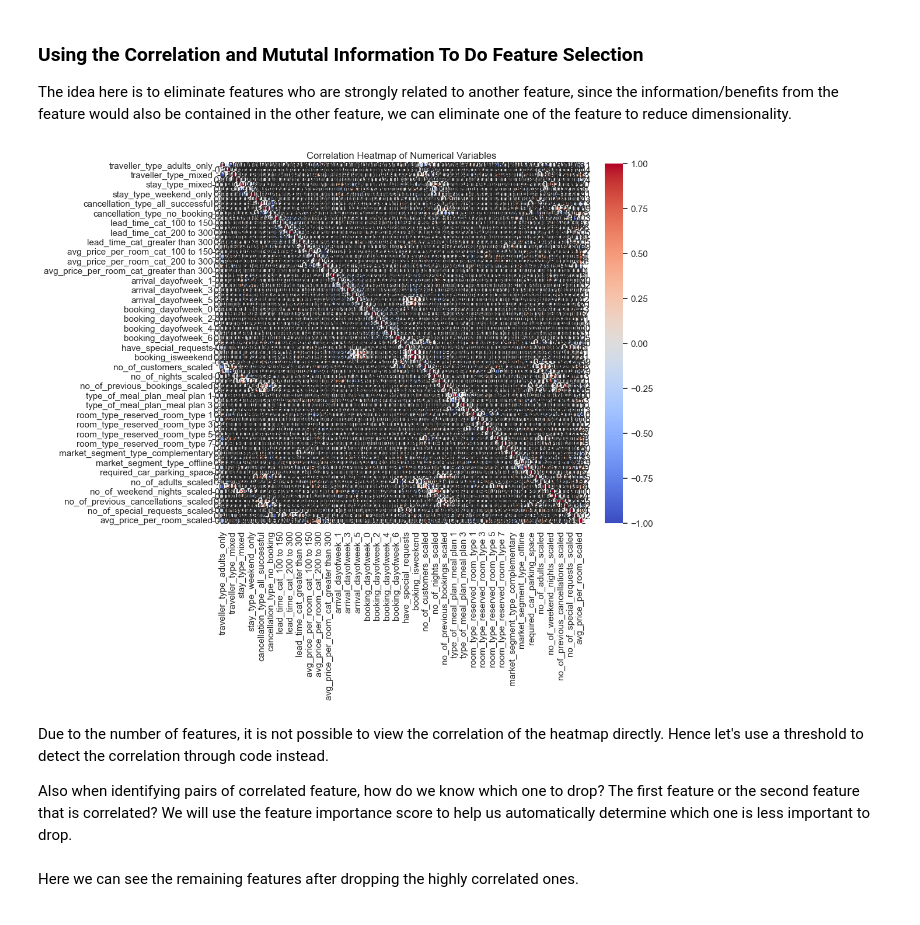
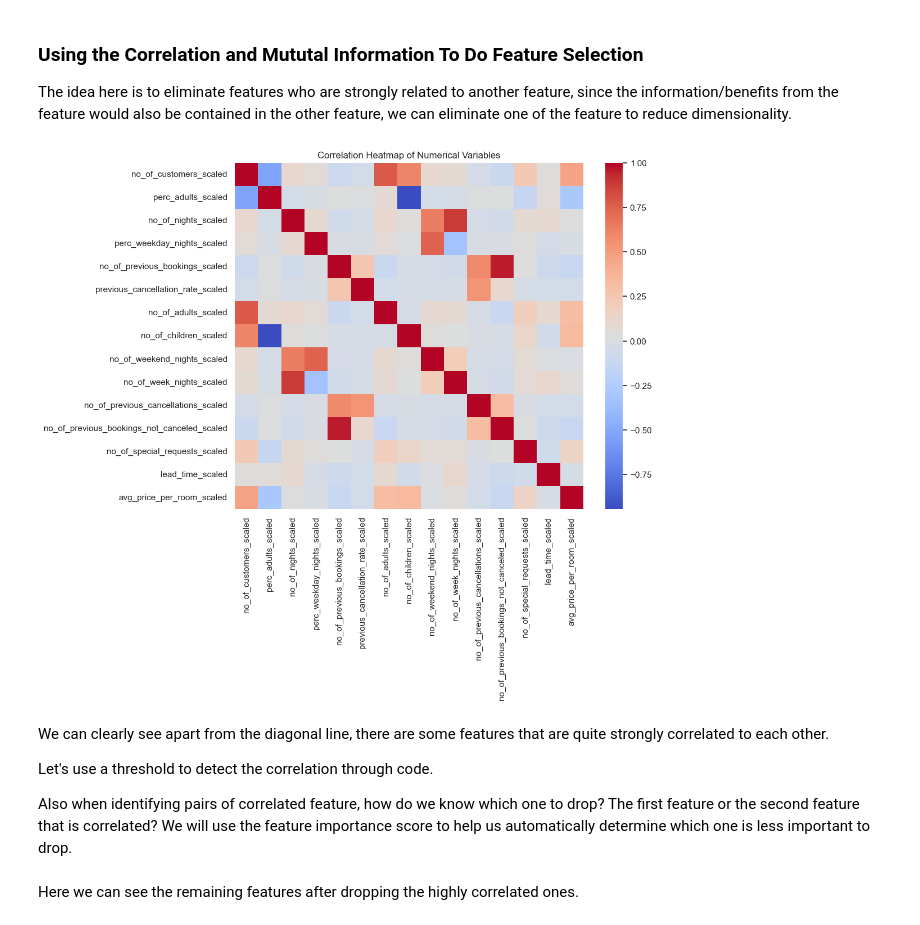
Before and after one commit to suyatinglaura/CS3244_Reservation_Cancellations_Prediction, a Jupyter notebook: Random Forest Classifier.ipynb, the cells around one changed output. Saved outputs shown, nothing was run; the diff lists cells and outputs as text; code cells hidden in the pictures.

Commit message:
Fixed correlation feature selection to numerical variables only

```diff
--- a/Random Forest Classifier.ipynb
+++ b/Random Forest Classifier.ipynb
@@ -302,17 +302,22 @@ Next, let's try to eliminate feature through correlation and mutual information.
 ### Using the Correlation and Mututal Information To Do Feature Selection
 The idea here is to eliminate features who are strongly related to another feature, since the information/benefits from the feature would also be contained in the other feature, we can eliminate one of the feature to reduce dimensionality.
 # %%
-corr = X_train.corr()
+# Determine the numerical columns
+numerical_columns = X_train.filter(regex='_scaled$').columns
+
+corr = X_train[numerical_columns].corr()
 
 # Plot the correlation heatmap
 plt.figure(figsize=(10, 8))  # Adjust the figure size as needed
-sb.heatmap(corr, annot=True, cmap='coolwarm', fmt=".2f")
+sb.heatmap(corr, annot=False, cmap='coolwarm', fmt=".2f")
 plt.title('Correlation Heatmap of Numerical Variables')
 plt.show()
 # %% [output]
-[figure, old version]
+[figure, new version]
 # %% [markdown]
-Due to the number of features, it is not possible to view the correlation of the heatmap directly. Hence let's use a threshold to detect the correlation through code instead.
+We can clearly see apart from the diagonal line, there are some features that are quite strongly correlated to each other.
+
+Let's use a threshold to detect the correlation through code.
 
 Also when identifying pairs of correlated feature, how do we know which one to drop? The first feature or the second feature that is correlated? We will use the feature importance score to help us automatically determine which one is less important to drop.
 # %%
```
Also changed, not shown: parts of 8 cells of this notebook.
